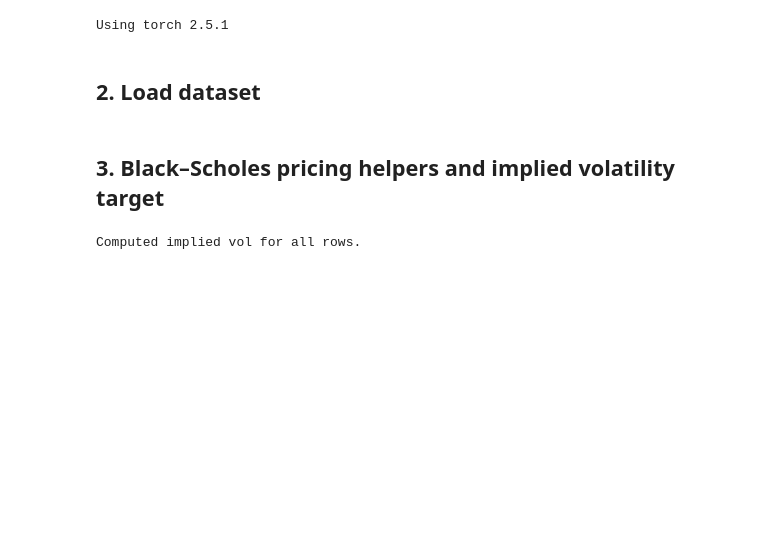
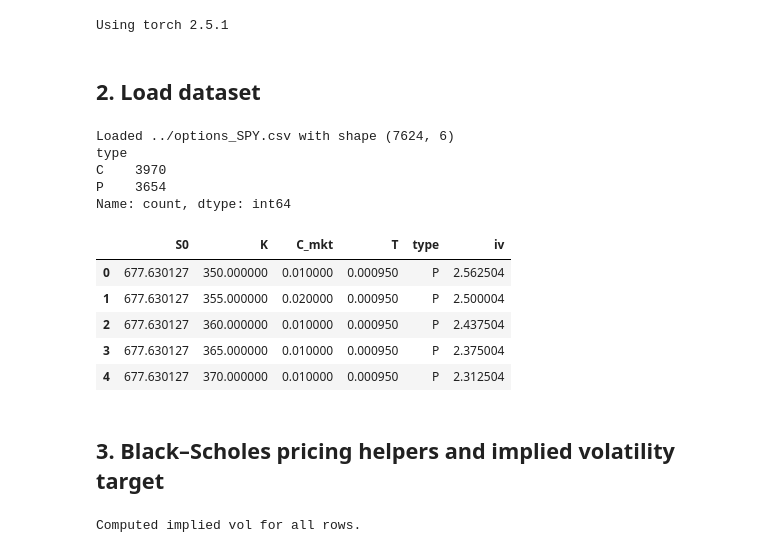
Before and after one commit to nicolassalok1/RepoFinal, a Jupyter notebook: NN/BS/implied_volatility_nn.ipynb, the cells around one changed output. Saved outputs shown, nothing was run; the diff lists cells and outputs as text; code cells hidden in the pictures; blank space fills up the shorter version.

```diff
--- a/NN/BS/implied_volatility_nn.ipynb
+++ b/NN/BS/implied_volatility_nn.ipynb
@@ -29,21 +29,42 @@ Using torch 2.5.1
 # %%
 DATA_TICKER = "SPY"  # change to match your CSV
 local_candidate = Path(f"options_{DATA_TICKER}.csv")
 parent_candidate = Path('..') / local_candidate
 if local_candidate.exists():
     CSV_PATH = local_candidate
 elif parent_candidate.exists():
     CSV_PATH = parent_candidate
 else:
     raise FileNotFoundError(f"CSV not found near notebook: {local_candidate} / {parent_candidate}")
 
 df = pd.read_csv(CSV_PATH)
 required_cols = {"S0", "K", "C_mkt", "T"}
 missing = required_cols - set(df.columns)
 if missing:
     raise ValueError(f"Missing columns: {missing}")
+
+if 'type' not in df.columns:
+    raise ValueError("CSV must include a 'type' column with 'C'/'P' values.")
+df['type'] = df['type'].astype(str).str.upper()
+df = df[df['type'].isin(['C','P'])].copy()
+if df.empty:
+    raise ValueError('Dataset contains no call or put rows after filtering.')
+
 print(f'Loaded {CSV_PATH} with shape {df.shape}')
+print(df['type'].value_counts())
 display(df.head())
+# %% [output]
+Loaded ../options_SPY.csv with shape (7624, 6)
+type
+C    3970
+P    3654
+Name: count, dtype: int64
+|  | S0 | K | C_mkt | T | type | iv |
+| 0 | 677.630127 | 350.000000 | 0.010000 | 0.000950 | P | 2.562504 |
+| 1 | 677.630127 | 355.000000 | 0.020000 | 0.000950 | P | 2.500004 |
+| 2 | 677.630127 | 360.000000 | 0.010000 | 0.000950 | P | 2.437504 |
+| 3 | 677.630127 | 365.000000 | 0.010000 | 0.000950 | P | 2.375004 |
+| 4 | 677.630127 | 370.000000 | 0.010000 | 0.000950 | P | 2.312504 |
 # %% [markdown]
 ## 3. Black–Scholes pricing helpers and implied volatility target
 # %%
```
Also changed, not shown: parts of 8 cells of this notebook.
